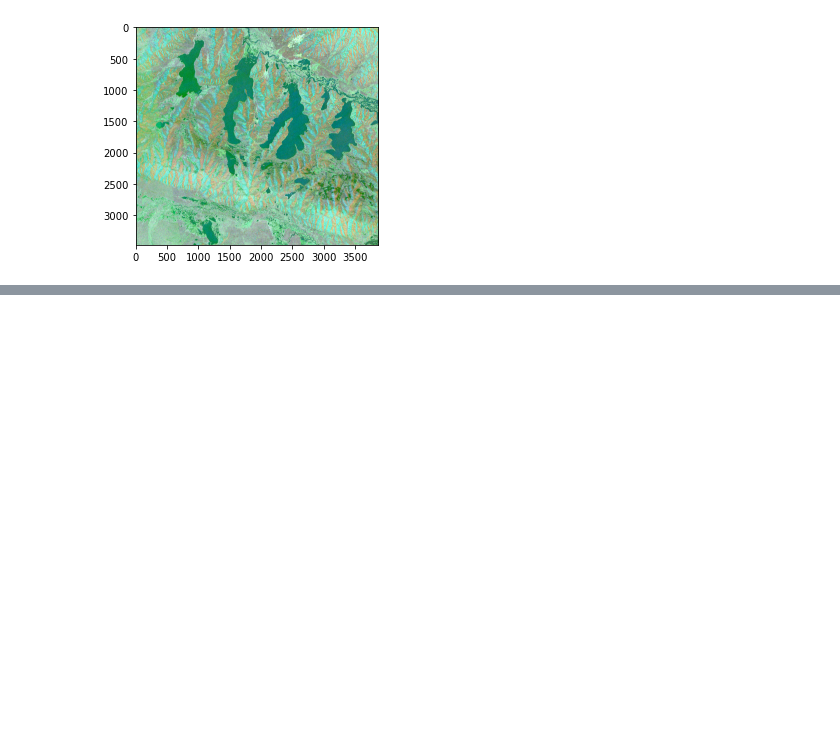
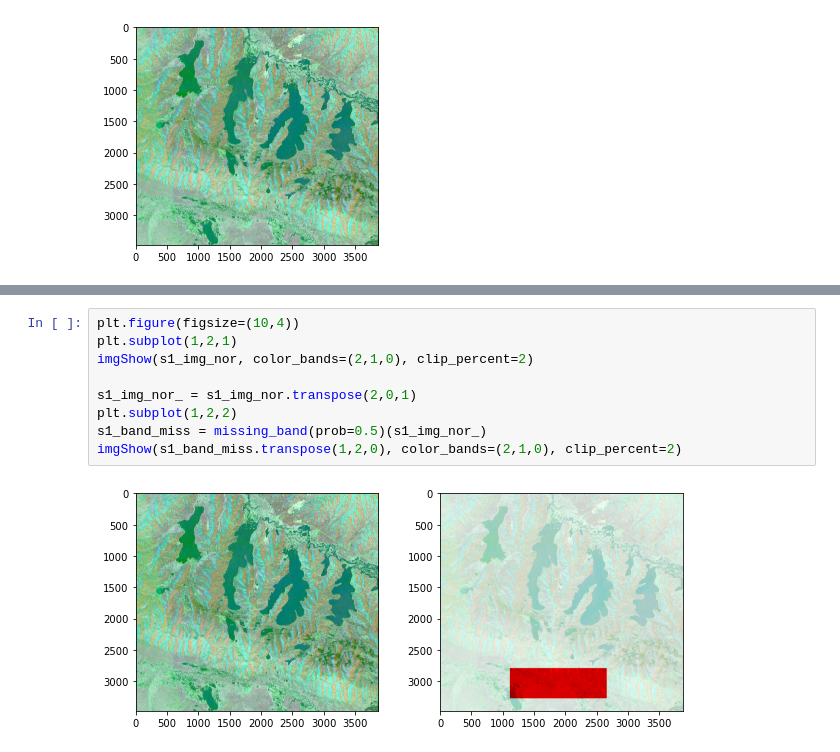
Before and after one commit to xinluo2018/Tibet-Water-2020, a Jupyter notebook: notebooks/tmp_missing_band.ipynb, the cells around one changed output, grey strips where cells are left out. Drawn from its saved outputs; the diff is of its cells as text; blank space fills up the shorter version.

```diff
--- a/notebooks/tmp_missing_band.ipynb
+++ b/notebooks/tmp_missing_band.ipynb
@@ -39,0 +57,11 @@ s1_band_miss.shape
+# %%
+plt.figure(figsize=(10,4))
+plt.subplot(1,2,1)
+imgShow(s1_img_nor, color_bands=(2,1,0), clip_percent=2)
+
+s1_img_nor_ = s1_img_nor.transpose(2,0,1)
+plt.subplot(1,2,2)
+s1_band_miss = missing_band(prob=0.5)(s1_img_nor_)
+imgShow(s1_band_miss.transpose(1,2,0), color_bands=(2,1,0), clip_percent=2)
+# %% [output]
+[figure, added]
```
Also changed, not shown: parts of 3 cells of this notebook, 16 other files.
